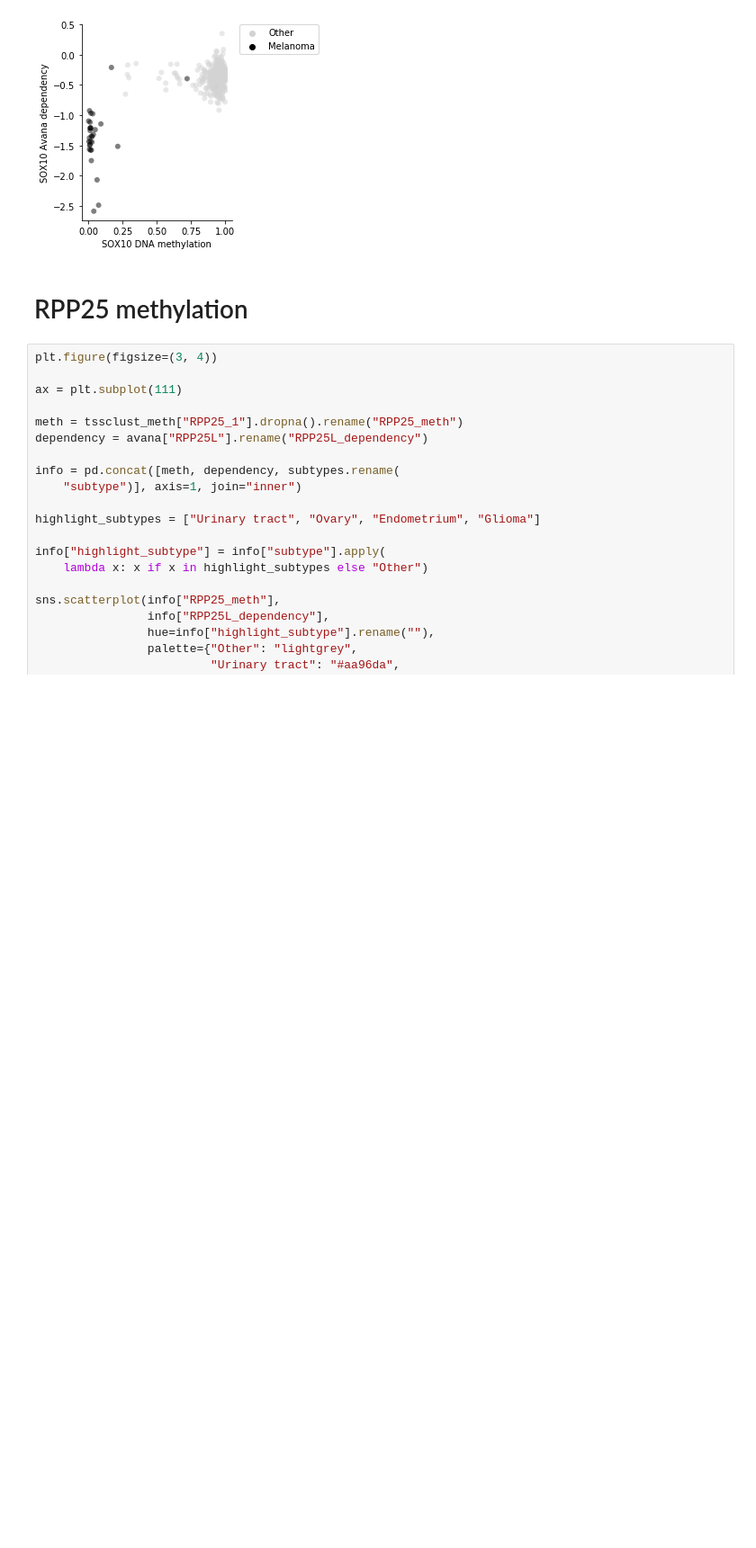
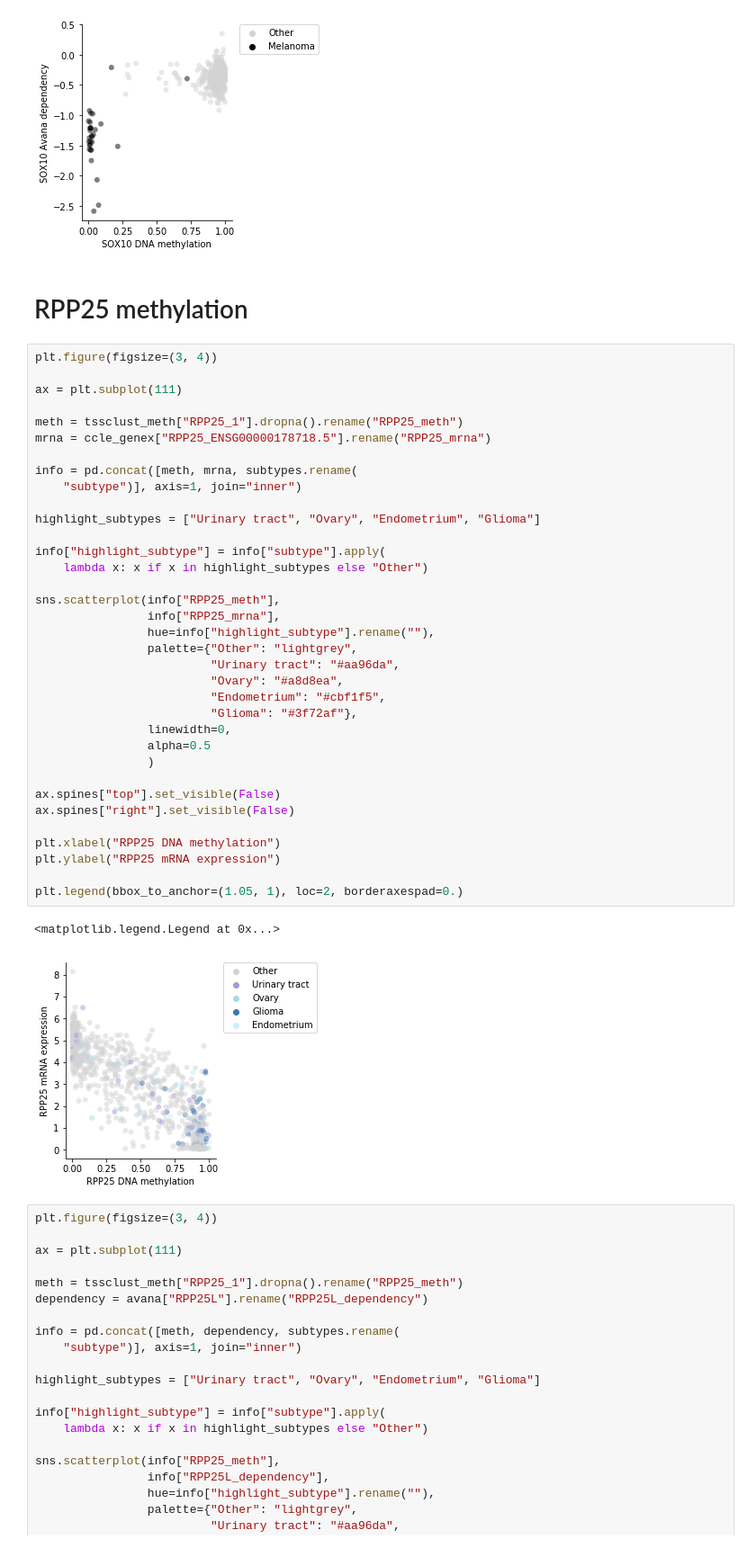
Before and after one commit to kevinhu/ccle-2019-analysis, a Jupyter notebook: notebooks/figure2_methylation-dependencies.ipynb, the cells around one changed output. Shown at 90% size. Saved outputs shown, nothing was run; the diff lists cells and outputs as text; blank space fills up the shorter version.

Commit message:
RPP25 methylation and expression

```diff
--- a/notebooks/figure2_methylation-dependencies.ipynb
+++ b/notebooks/figure2_methylation-dependencies.ipynb
@@ -352,6 +352,44 @@ plt.legend(bbox_to_anchor=(1.05, 1), loc=2, borderaxespad=0.)
 [figure]
 # %% [markdown]
 # RPP25 methylation
+# %%
+plt.figure(figsize=(3, 4))
+
+ax = plt.subplot(111)
+
+meth = tssclust_meth["RPP25_1"].dropna().rename("RPP25_meth")
+mrna = ccle_genex["RPP25_ENSG00000178718.5"].rename("RPP25_mrna")
+
+info = pd.concat([meth, mrna, subtypes.rename(
+    "subtype")], axis=1, join="inner")
+
+highlight_subtypes = ["Urinary tract", "Ovary", "Endometrium", "Glioma"]
+
+info["highlight_subtype"] = info["subtype"].apply(
+    lambda x: x if x in highlight_subtypes else "Other")
+
+sns.scatterplot(info["RPP25_meth"],
+                info["RPP25_mrna"],
+                hue=info["highlight_subtype"].rename(""),
+                palette={"Other": "lightgrey",
+                         "Urinary tract": "#aa96da",
+                         "Ovary": "#a8d8ea",
+                         "Endometrium": "#cbf1f5",
+                         "Glioma": "#3f72af"},
+                linewidth=0,
+                alpha=0.5
+                )
+
+ax.spines["top"].set_visible(False)
+ax.spines["right"].set_visible(False)
+
+plt.xlabel("RPP25 DNA methylation")
+plt.ylabel("RPP25 mRNA expression")
+
+plt.legend(bbox_to_anchor=(1.05, 1), loc=2, borderaxespad=0.)
+# %% [output]
+<matplotlib.legend.Legend at 0x...>
+[figure, added]
 # %%
 plt.figure(figsize=(3, 4))
 
```
